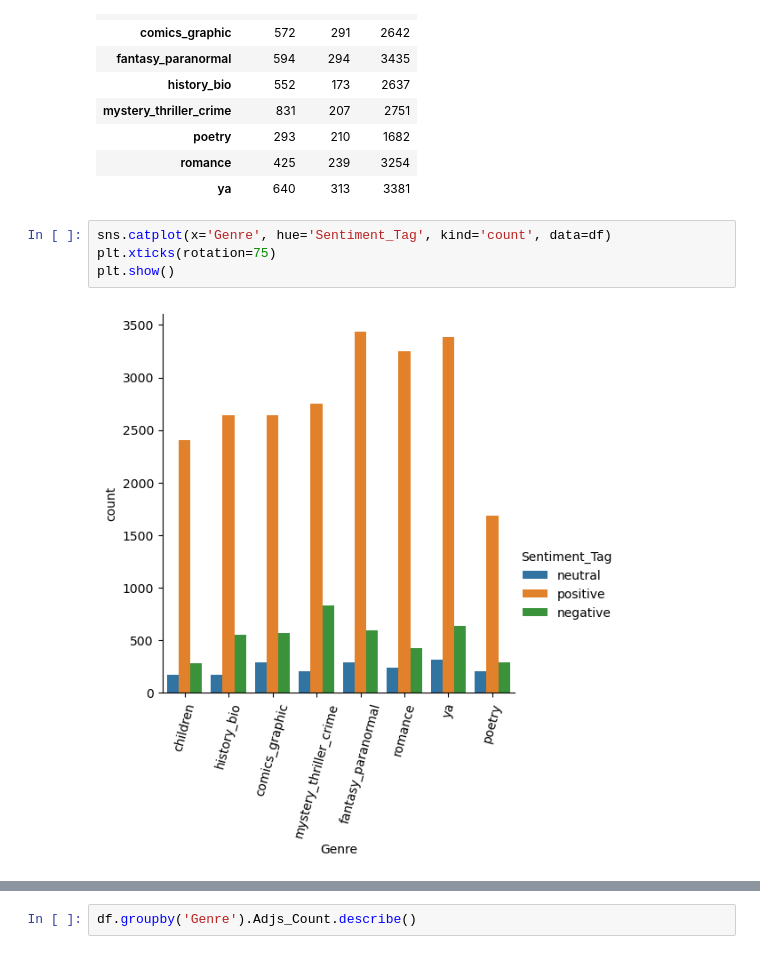
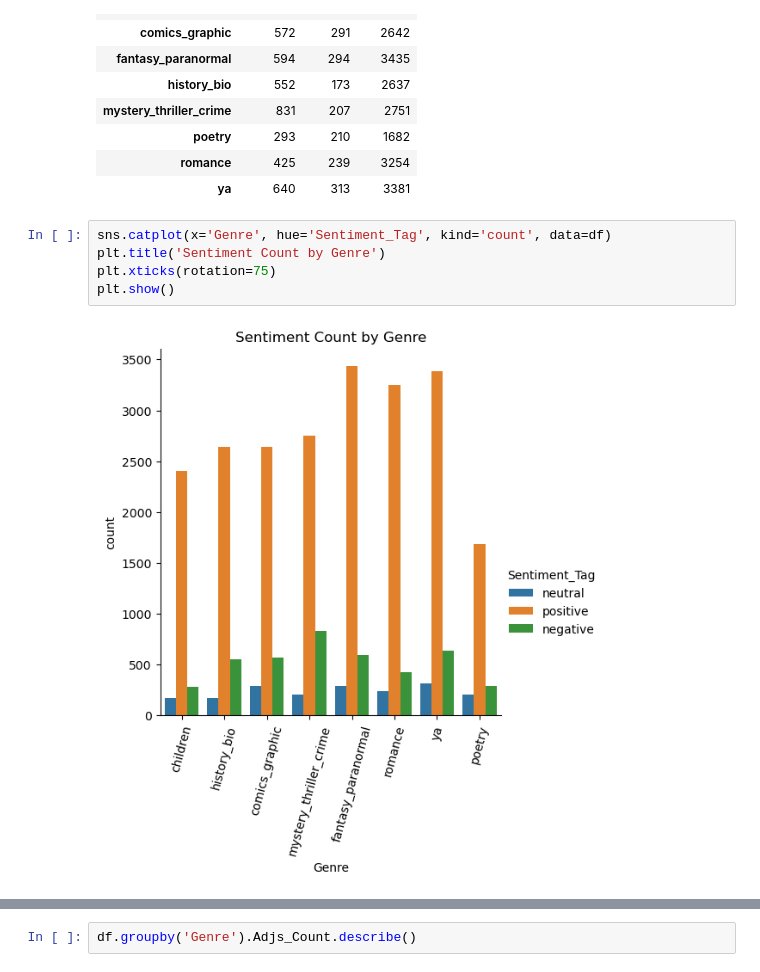
Before and after one commit to Data-Science-for-Linguists-2023/Goodreads-Genre-Reviews-Analysis, a Jupyter notebook: Data_Analysis.ipynb, the cells around one changed output, grey strips where cells are left out. Drawn from its saved outputs; the diff is of its cells as text.

```diff
--- a/Data_Analysis.ipynb
+++ b/Data_Analysis.ipynb
@@ -472,7 +535,8 @@ df.groupby('Genre').Sentiment_Tag.value_counts().unstack()
 | ya | 640 | 313 | 3381 |
 # %%
 sns.catplot(x='Genre', hue='Sentiment_Tag', kind='count', data=df)
+plt.title('Sentiment Count by Genre')
 plt.xticks(rotation=75)
 plt.show()
 # %% [output]
-[figure, old version]
+[figure, new version]
```
Also changed, not shown: parts of 32 cells of this notebook.
